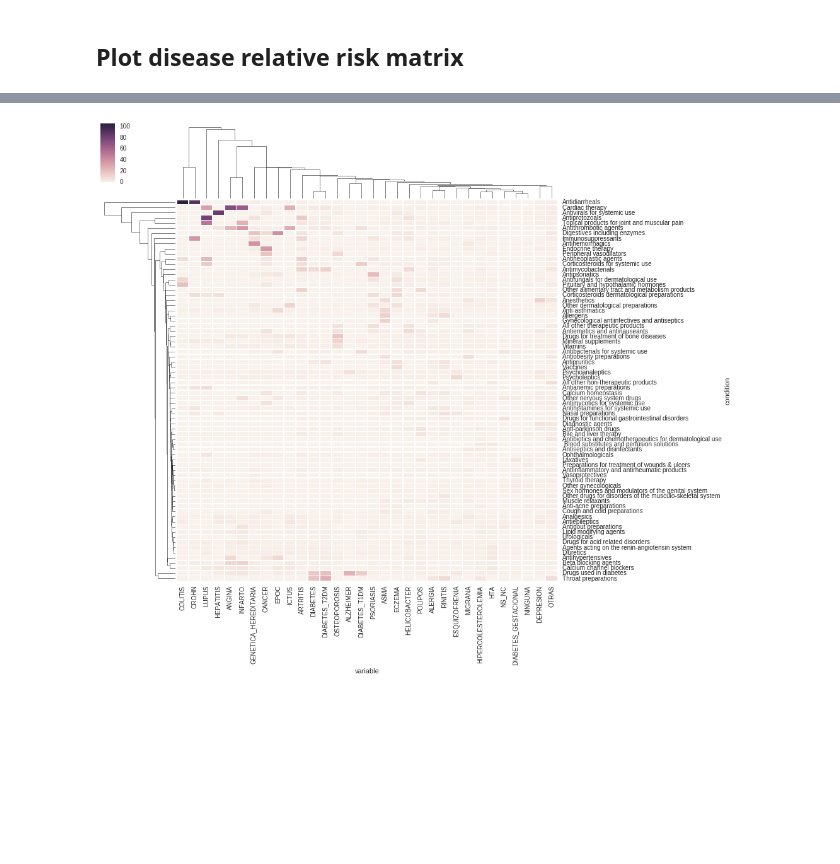
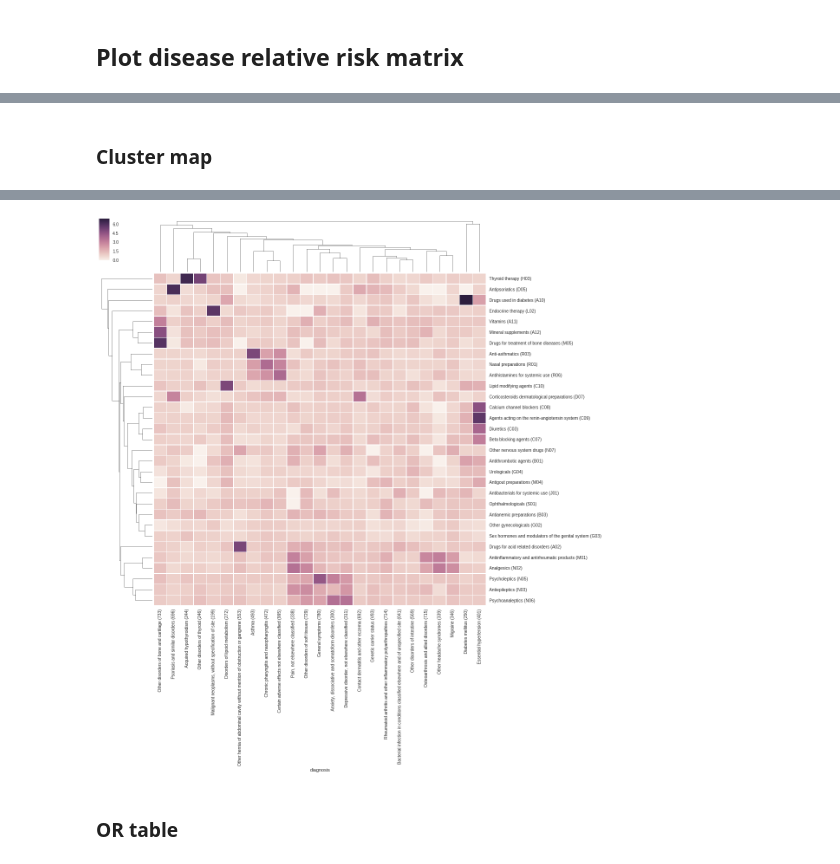
Before and after one commit to xdurana/gcat-health-forecast, a Jupyter notebook: notebooks/Drugs and medications correlation matrix.ipynb, the cells around one changed output, grey strips where cells are left out. Saved outputs shown, nothing was run; the diff lists cells and outputs as text; code cells hidden in the pictures; blank space fills up the shorter version.

```diff
--- a/notebooks/Drugs and medications correlation matrix.ipynb
+++ b/notebooks/Drugs and medications correlation matrix.ipynb
@@ -128,3 +174,6 @@ def filterRR(df, RR):
     return risk_df_pivot
 # %% [markdown]
 ## Plot disease relative risk matrix
+# %%
+df = filterRR(risk, 0)
+df = filterRR(odds, 0)
@@ -130,0 +182,4 @@ def filterRR(df, RR):
+# %%
+df.index = atc[atc.id.isin(df.index)].medication + " (" + atc[atc.id.isin(df.index)].id + ")"
+# %%
+df.columns = con.loc[con.codi.isin(df.columns), 'diagnosis'] + " (" + df.columns + ")"
@@ -131,9 +196,10 @@ def filterRR(df, RR):
+# %% [markdown]
+### Cluster map
+# %%
+df_filtered = df[df > 1].dropna(how="all", axis=0).dropna(how="all", axis=1)
+df_filtered = df_filtered.fillna(df)
 # %%
-df = risk.copy()
-df.index = atc[atc.id.isin(df.index)].text
-df = filterRR(df, 0)
-
-cg = sns.clustermap(df, linewidths=.5, figsize=(13, 13))
+cg = sns.clustermap(log1p(df_filtered), linewidths=.5, figsize=(16, 16))
 plt.setp(cg.ax_heatmap.yaxis.get_majorticklabels(), rotation=0)
-plt
+cg
 # %% [output]
@@ -141 +207,3 @@ plt
-[figure, old version]
+[figure, new version]
+# %% [markdown]
+### OR table
```
Also changed, not shown: parts of 29 cells of this notebook, 34 other files.
